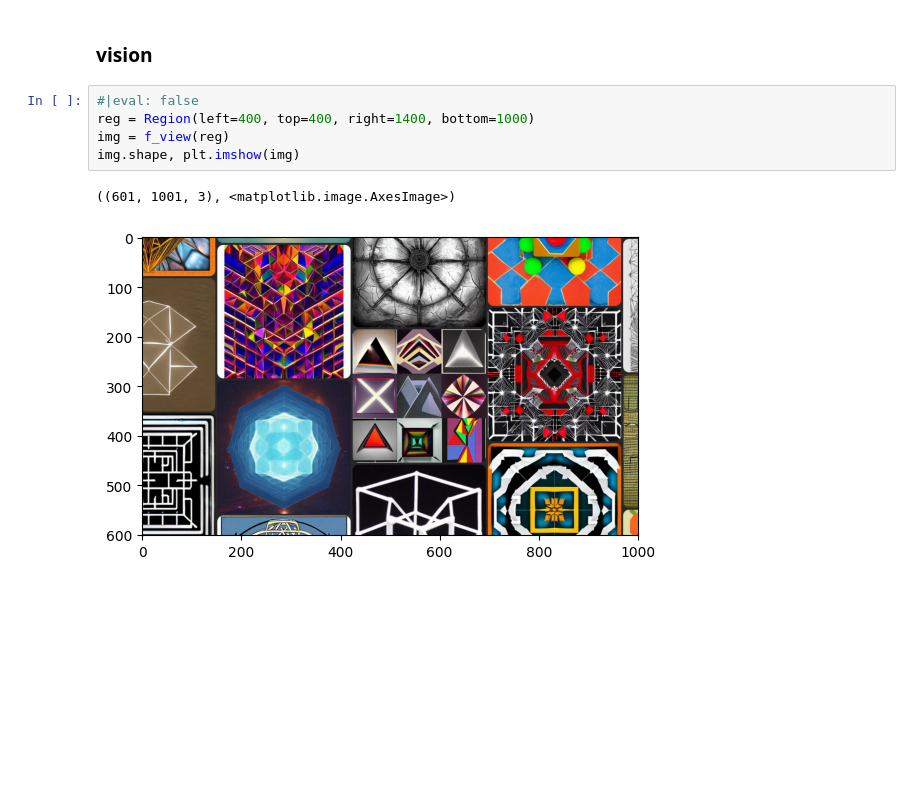
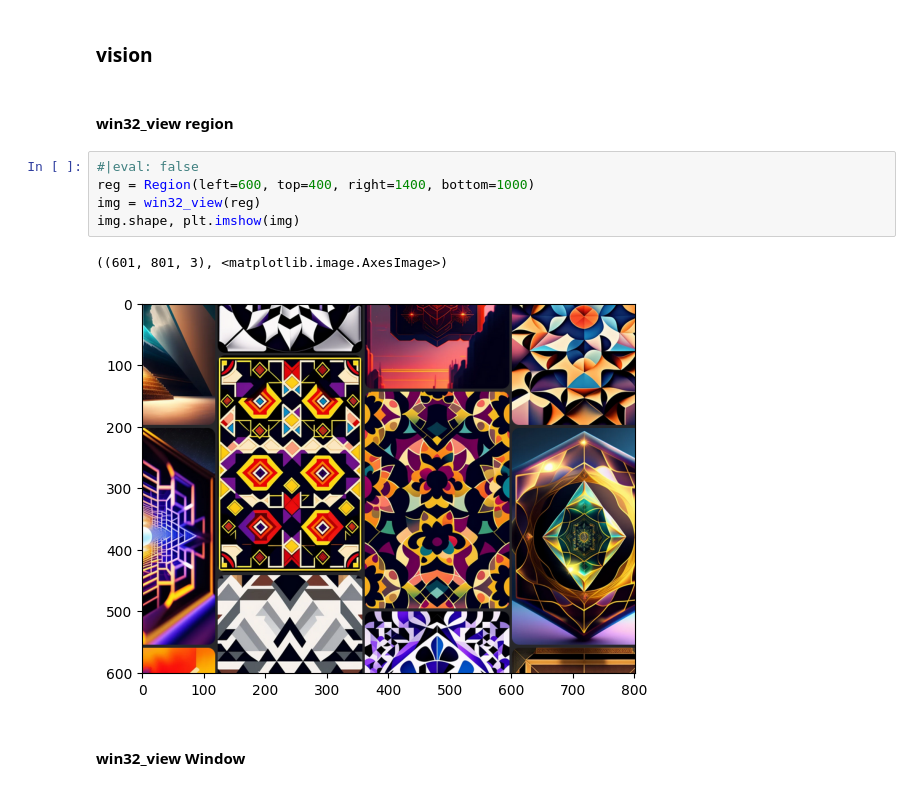
Before and after one commit to TannerLaBorde/algorithmic-gamer, a Jupyter notebook: nbs/index.ipynb, the cells around one changed output. Drawn from its saved outputs; the diff is of its cells as text; blank space fills up the shorter version.

```diff
--- a/nbs/index.ipynb
+++ b/nbs/index.ipynb
@@ -21,14 +23,18 @@ pip install -e '.[dev]'
 ## Example usage
 # %% [markdown]
 ### vision
+# %% [markdown]
+#### win32_view region
 # %%
 #|eval: false
-reg = Region(left=400, top=400, right=1400, bottom=1000)
-img = f_view(reg)
+reg = Region(left=600, top=400, right=1400, bottom=1000)
+img = win32_view(reg)
 img.shape, plt.imshow(img)
 # %% [output]
-((601, 1001, 3), <matplotlib.image.AxesImage>)
+((601, 801, 3), <matplotlib.image.AxesImage>)
-[figure, old version]
+[figure, new version]
+# %% [markdown]
+#### win32_view Window
 # %%
 #|eval: false
 win = Window(app_name=fuzzy_app('shannon'))
```
Also changed, not shown: parts of 9 cells of this notebook, 23 other files.
